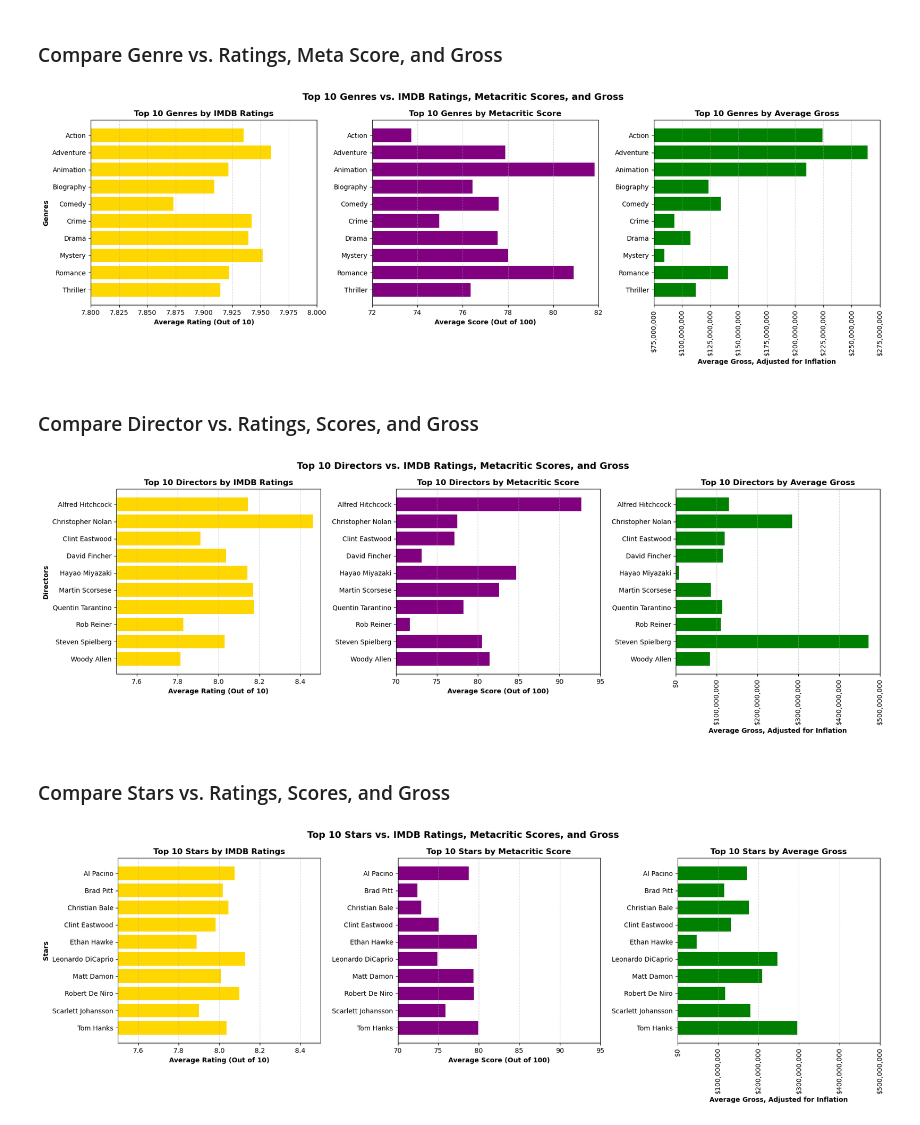
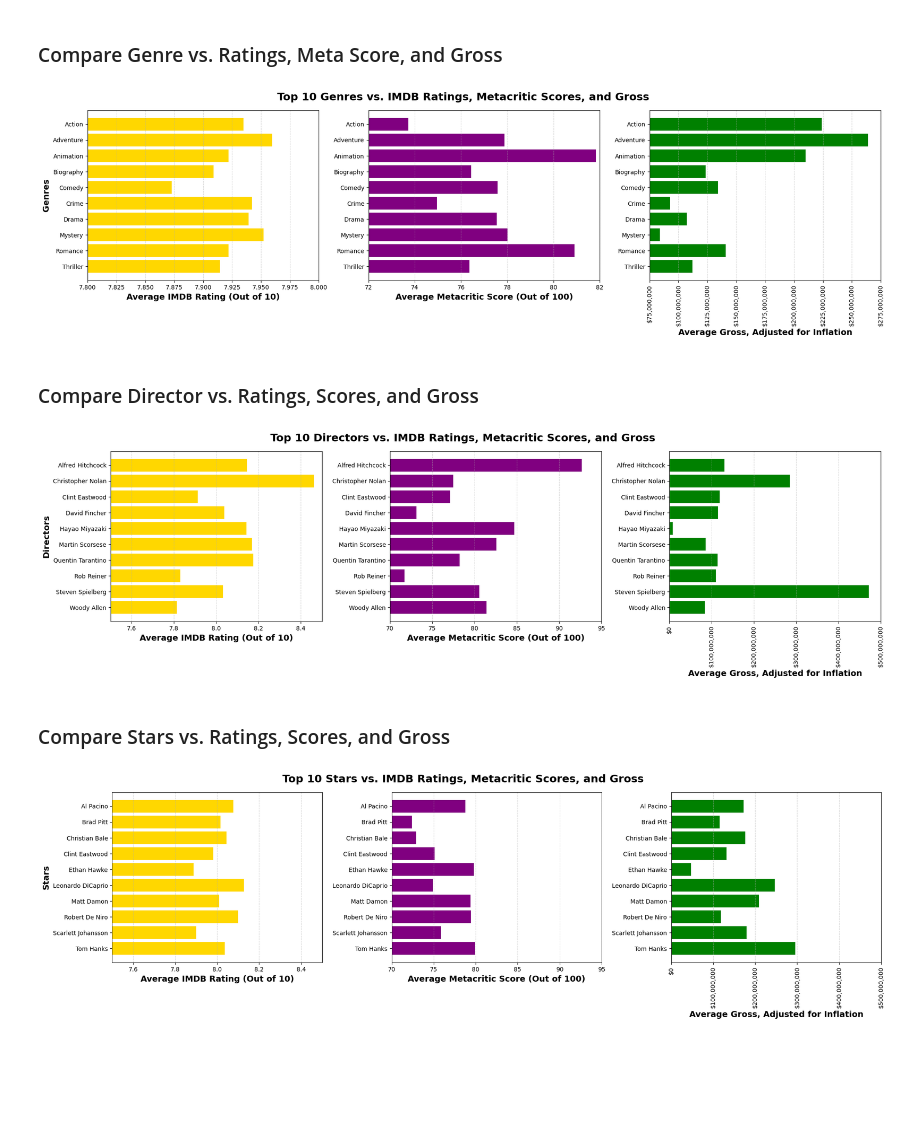
Before and after one commit to spc-kim/midterm_project, a Jupyter notebook: notebook.ipynb, the cells around one changed output. Saved outputs shown, nothing was run; the diff lists cells and outputs as text; code cells hidden in the pictures; blank space fills up the shorter version.

```diff
--- a/notebook.ipynb
+++ b/notebook.ipynb
@@ -491,41 +477,41 @@ genre_gross_df = (
 )
 # %%
 # Time to make horizontal bar graph
-genre_fig, (genre_imdb, genre_meta, genre_gross) = plt.subplots(1, 3, figsize=(18,6))
+genre_fig, (genre_imdb, genre_meta, genre_gross) = plt.subplots(1, 3, figsize=(20,6))
 genre_imdb.barh(genre_imdb_df["Genre"], genre_imdb_df["IMDB_Rating"], color="gold")
 genre_imdb.invert_yaxis()
-genre_imdb.set_title("Top 10 Genres by IMDB Ratings", weight="bold")
-genre_imdb.set_xlabel("Average Rating (Out of 10)", weight="bold")
+# genre_imdb.set_title("Top 10 Genres by IMDB Ratings", weight="bold", fontsize=14)
+genre_imdb.set_xlabel("Average IMDB Rating (Out of 10)", weight="bold", fontsize=14)
+genre_imdb.set_ylabel("Genres", weight="bold", fontsize=14)
 genre_imdb.grid(True, axis="x", linestyle="--", alpha=0.5)
-genre_imdb.set_ylabel("Genres", weight="bold")
 genre_imdb.set_xlim(7.8, 8.0)
 
 # Time to make horizontal bar graph
 genre_meta.barh(genre_meta_df["Genre"], genre_meta_df["Meta_score"], color="purple")
 genre_meta.invert_yaxis()
-genre_meta.set_title("Top 10 Genres by Metacritic Score", weight="bold")
-genre_meta.set_xlabel("Average Score (Out of 100)", weight="bold")
+# genre_meta.set_title("Top 10 Genres by Metacritic Score", weight="bold", fontsize=14)
+genre_meta.set_xlabel("Average Metacritic Score (Out of 100)", weight="bold", fontsize=14)
 genre_meta.grid(True, axis="x", linestyle="--", alpha=0.5)
 genre_meta.set_xlim(72, 82)
 
 # Time to make horizontal bar graph
 genre_gross.barh(genre_gross_df["Genre"], genre_gross_df["GrossAdjusted"], color="green")
 genre_gross.invert_yaxis()
-genre_gross.set_title("Top 10 Genres by Average Gross", weight="bold")
-genre_gross.set_xlabel("Average Gross, Adjusted for Inflation", weight="bold")
+# genre_gross.set_title("Top 10 Genres by Average Gross", weight="bold", fontsize=14)
+genre_gross.set_xlabel("Average Gross, Adjusted for Inflation", weight="bold", fontsize=14)
 genre_gross.grid(True, axis="x", linestyle="--", alpha=0.5)
 genre_gross.xaxis.set_major_formatter(mticker.StrMethodFormatter("${x:,.0f}"))
 genre_gross.set_xlim(75000000, 275000000)
 genre_gross.tick_params(axis="x", labelrotation=90)
 
 # Overall figure configuration
-genre_fig.suptitle("Top 10 Genres vs. IMDB Ratings, Metacritic Scores, and Gross", weight="bold", fontsize=14)
+genre_fig.suptitle("Top 10 Genres vs. IMDB Ratings, Metacritic Scores, and Gross", weight="bold", fontsize=18)
 plt.tight_layout()
 plt.show()
 
 genre_fig.savefig("img/genre.png", dpi=300, bbox_inches="tight")
 # %% [output]
-[figure, old version]
+[figure, new version]
 # %% [markdown]
 ### Compare Director vs. Ratings, Scores, and Gross
 # %%
@@ -595,40 +581,40 @@ director_gross_df = (
 )
 # %%
 # Time to make horizontal bar graph
-director_fig, (director_imdb, director_meta, director_gross) = plt.subplots(1, 3, figsize=(18,6))
+director_fig, (director_imdb, director_meta, director_gross) = plt.subplots(1, 3, figsize=(20,6))
 director_imdb.barh(director_imdb_df["Director"], director_imdb_df["IMDB_Rating"], color="gold")
 director_imdb.invert_yaxis()
-director_imdb.set_title("Top 10 Directors by IMDB Ratings", weight="bold")
-director_imdb.set_xlabel("Average Rating (Out of 10)", weight="bold")
-director_imdb.set_ylabel("Directors", weight="bold")
+# director_imdb.set_title("Top 10 Directors by IMDB Ratings", weight="bold", fontsize=14)
+director_imdb.set_xlabel("Average IMDB Rating (Out of 10)", weight="bold", fontsize=14)
+director_imdb.set_ylabel("Directors", weight="bold", fontsize=14)
 director_imdb.grid(True, axis="x", linestyle="--", alpha=0.5)
 director_imdb.set_xlim(7.5, 8.5)
 
 # Time to make horizontal bar graph
 director_meta.barh(director_meta_df["Director"], director_meta_df["Meta_score"], color="purple")
 director_meta.invert_yaxis()
-director_meta.set_title("Top 10 Directors by Metacritic Score", weight="bold")
-director_meta.set_xlabel("Average Score (Out of 100)", weight="bold")
+# director_meta.set_title("Top 10 Directors by Metacritic Score", weight="bold", fontsize=14)
+director_meta.set_xlabel("Average Metacritic Score (Out of 100)", weight="bold", fontsize=14)
 director_meta.grid(True, axis="x", linestyle="--", alpha=0.5)
 director_meta.set_xlim(70, 95)
 
 # Time to make horizontal bar graph
 director_gross.barh(director_gross_df["Director"], director_gross_df["GrossAdjusted"], color="green")
 director_gross.invert_yaxis()
-director_gross.set_title("Top 10 Directors by Average Gross", weight="bold")
-director_gross.set_xlabel("Average Gross, Adjusted for Inflation", weight="bold")
+# director_gross.set_title("Top 10 Directors by Average Gross", weight="bold", fontsize=14)
+director_gross.set_xlabel("Average Gross, Adjusted for Inflation", weight="bold", fontsize=14)
 director_gross.grid(True, axis="x", linestyle="--", alpha=0.5)
 director_gross.xaxis.set_major_formatter(mticker.StrMethodFormatter("${x:,.0f}"))
 director_gross.set_xlim(0, 500000000)
 director_gross.tick_params(axis="x", labelrotation=90)
 
 # Overall figure configuration
-director_fig.suptitle("Top 10 Directors vs. IMDB Ratings, Metacritic Scores, and Gross", weight="bold", fontsize="14")
+director_fig.suptitle("Top 10 Directors vs. IMDB Ratings, Metacritic Scores, and Gross", weight="bold", fontsize="18")
 plt.tight_layout()
 plt.show()
 genre_fig.savefig("img/director.png", dpi=300, bbox_inches="tight")
 # %% [output]
-[figure, old version]
+[figure, new version]
 # %% [markdown]
 ### Compare Stars vs. Ratings, Scores, and Gross
 # %%
@@ -709,37 +695,37 @@ star_gross_df = (
 )
 # %%
 # Time to make horizontal bar graph
-star_fig, (star_imdb, star_meta, star_gross) = plt.subplots(1, 3, figsize=(18,6))
+star_fig, (star_imdb, star_meta, star_gross) = plt.subplots(1, 3, figsize=(20,6))
 star_imdb.barh(star_imdb_df["Star"], star_imdb_df["IMDB_Rating"], color="gold")
 star_imdb.invert_yaxis()
-star_imdb.set_title("Top 10 Stars by IMDB Ratings", weight="bold")
-star_imdb.set_xlabel("Average Rating (Out of 10)", weight="bold")
+# star_imdb.set_title("Top 10 Stars by IMDB Ratings", weight="bold", fontsize=14)
+star_imdb.set_xlabel("Average IMDB Rating (Out of 10)", weight="bold", fontsize=14)
+star_imdb.set_ylabel("Stars", weight="bold", fontsize=14)
 star_imdb.grid(True, axis="x", linestyle="--", alpha=0.5)
-star_imdb.set_ylabel("Stars", weight="bold")
 star_imdb.set_xlim(7.5, 8.5)
 
 # Time to make horizontal bar graph
 star_meta.barh(star_meta_df["Star"], star_meta_df["Meta_score"], color="purple")
 star_meta.invert_yaxis()
-star_meta.set_title("Top 10 Stars by Metacritic Score", weight="bold")
-star_meta.set_xlabel("Average Score (Out of 100)", weight="bold")
+# star_meta.set_title("Top 10 Stars by Metacritic Score", weight="bold", fontsize=14)
+star_meta.set_xlabel("Average Metacritic Score (Out of 100)", weight="bold", fontsize=14)
 star_meta.grid(True, axis="x", linestyle="--", alpha=0.5)
 star_meta.set_xlim(70, 95)
 
 # Time to make horizontal bar graph
 star_gross.barh(star_gross_df["Star"], star_gross_df["GrossAdjusted"], color="green")
 star_gross.invert_yaxis()
-star_gross.set_title("Top 10 Stars by Average Gross", weight="bold")
-star_gross.set_xlabel("Average Gross, Adjusted for Inflation", weight="bold")
+# star_gross.set_title("Top 10 Stars by Average Gross", weight="bold", fontsize=14)
+star_gross.set_xlabel("Average Gross, Adjusted for Inflation", weight="bold", fontsize=14)
 star_gross.grid(True, axis="x", linestyle="--", alpha=0.5)
 star_gross.xaxis.set_major_formatter(mticker.StrMethodFormatter("${x:,.0f}"))
 star_gross.set_xlim(0, 500000000)
 star_gross.tick_params(axis="x", labelrotation=90)
 
 # Overall figure configuration
-star_fig.suptitle("Top 10 Stars vs. IMDB Ratings, Metacritic Scores, and Gross", weight="bold", fontsize=14)
+star_fig.suptitle("Top 10 Stars vs. IMDB Ratings, Metacritic Scores, and Gross", weight="bold", fontsize=18)
 plt.tight_layout()
 plt.show()
 genre_fig.savefig("img/star.png", dpi=300, bbox_inches="tight")
 # %% [output]
-[figure, old version]
+[figure, new version]
```
Also changed, not shown: parts of 5 cells of this notebook, 8 other files.
